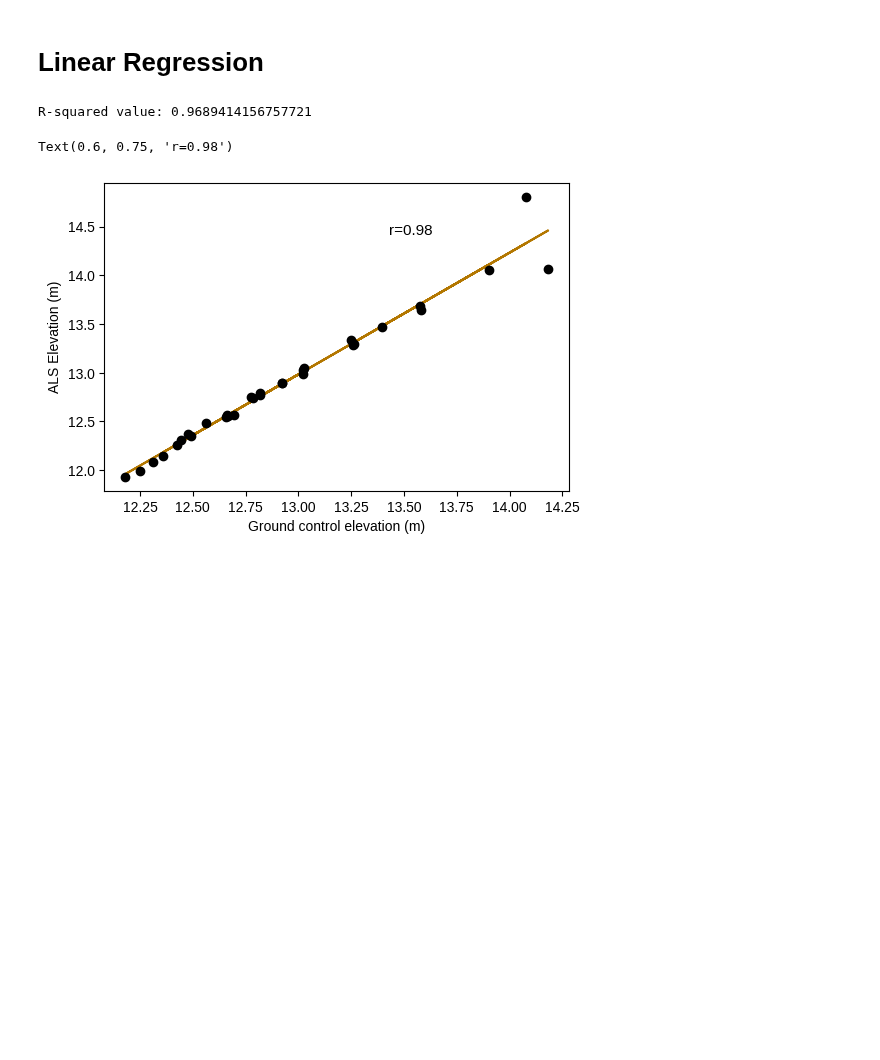
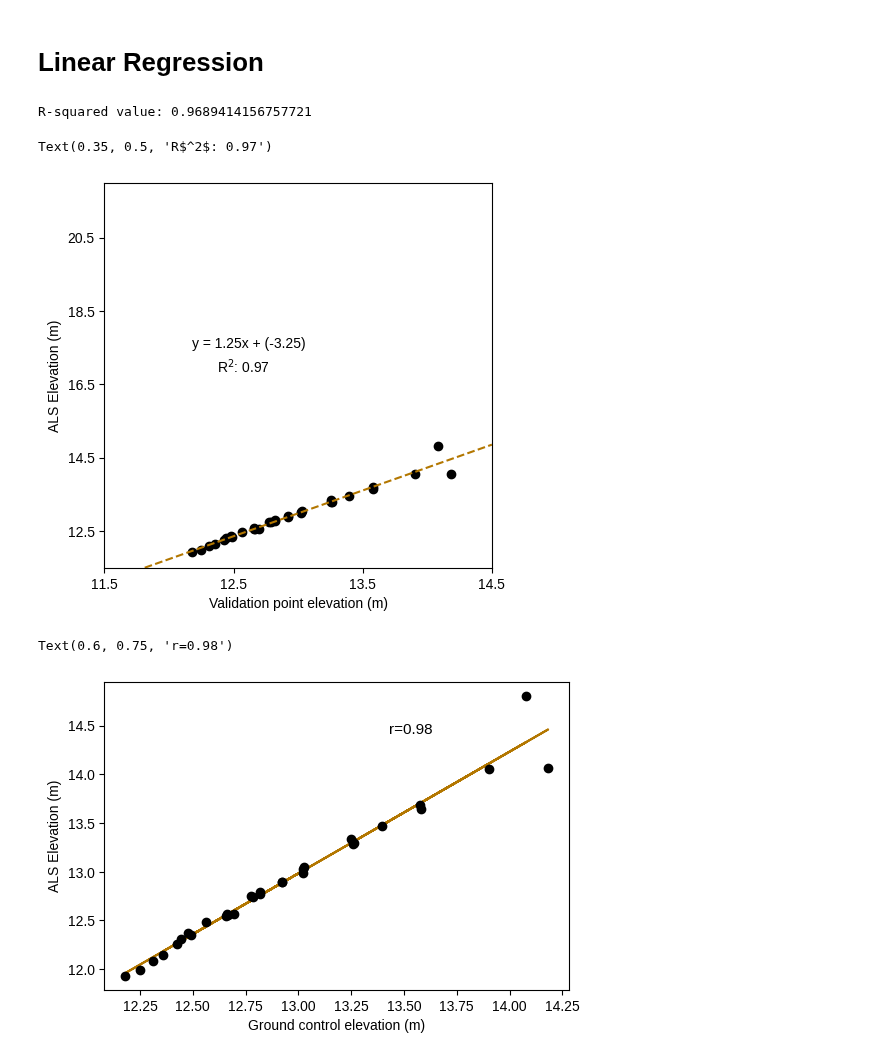
Before and after one commit to susannakukka/bathymetric-model-analysis, a Jupyter notebook: notebooks/error_assessments_and_model_correlations.ipynb, the cells around one changed output. Drawn from its saved outputs; the diff is of its cells as text; code cells hidden in the pictures; blank space fills up the shorter version.

Commit message:
added new graphs to nuorgam site

```diff
--- a/notebooks/error_assessments_and_model_correlations.ipynb
+++ b/notebooks/error_assessments_and_model_correlations.ipynb
@@ -222,7 +222,12 @@ def setup_utsjoki_ax(ax):
     ax.set(xlim=xlim, ylim=ylim)
 
 def setup_nuorgam_ax(ax):
-    pass
+    xlim = (11.5, 14.5)
+    ylim = (11.5, 22)
+    #ax.set_aspect('equal')
+    plt.yticks(np.arange(min(ylim)+1, max(ylim)+1, 2))
+    plt.xticks(np.arange(min(xlim), max(xlim)+1, 1))
+    ax.set(xlim=xlim, ylim=ylim)
 # %%
 predict = model.predict(x)
 
@@ -683,6 +688,34 @@ r2_score = model.score(x, y)
 print(f"R-squared value: {r2_score}")
 # %% [output]
 R-squared value: 0.9689414156757721
+# %%
+predict = model.predict(x)
+r2 = regression_estimators.r_sq(model=model, x=x, y=y)
+
+fig, ax = plt.subplots(figsize=(5,5))
+
+#regression part
+intercept = regression_estimators.interc(model=model)
+slope = regression_estimators.coeff(model=model)
+
+#ax.set_title('Utsjoki ALS elevation correlation')
+ax.set_xlabel("Validation point elevation (m)")
+ax.set_ylabel("ALS Elevation (m)")
+
+setup_nuorgam_ax(ax)
+
+#ax.plot(x, predict, color='#B37700', linestyle='--', zorder=0)
+ax.scatter(x, y, color='black', zorder=1)
+# plot fitted y = m*x + b
+ax.axline(xy1=(0, intercept), slope=slope, color='#B37700', linestyle='--')
+#fit_eqn = f'$y = {slope:.2f}x{intercept:+.2f}$'
+fit_eqn2 = "y = {:4.2f}x + ({:4.2f})".format(slope, intercept)
+
+fig.text(0.3, 0.55, fit_eqn2, fontsize=10)
+fig.text(0.35, 0.50, f'R$^2$: {round(r2, 2)}', fontsize=10)
+# %% [output]
+Text(0.35, 0.5, 'R$^2$: 0.97')
+[figure, added]
 # %%
 r_value = 0.98
 
```
